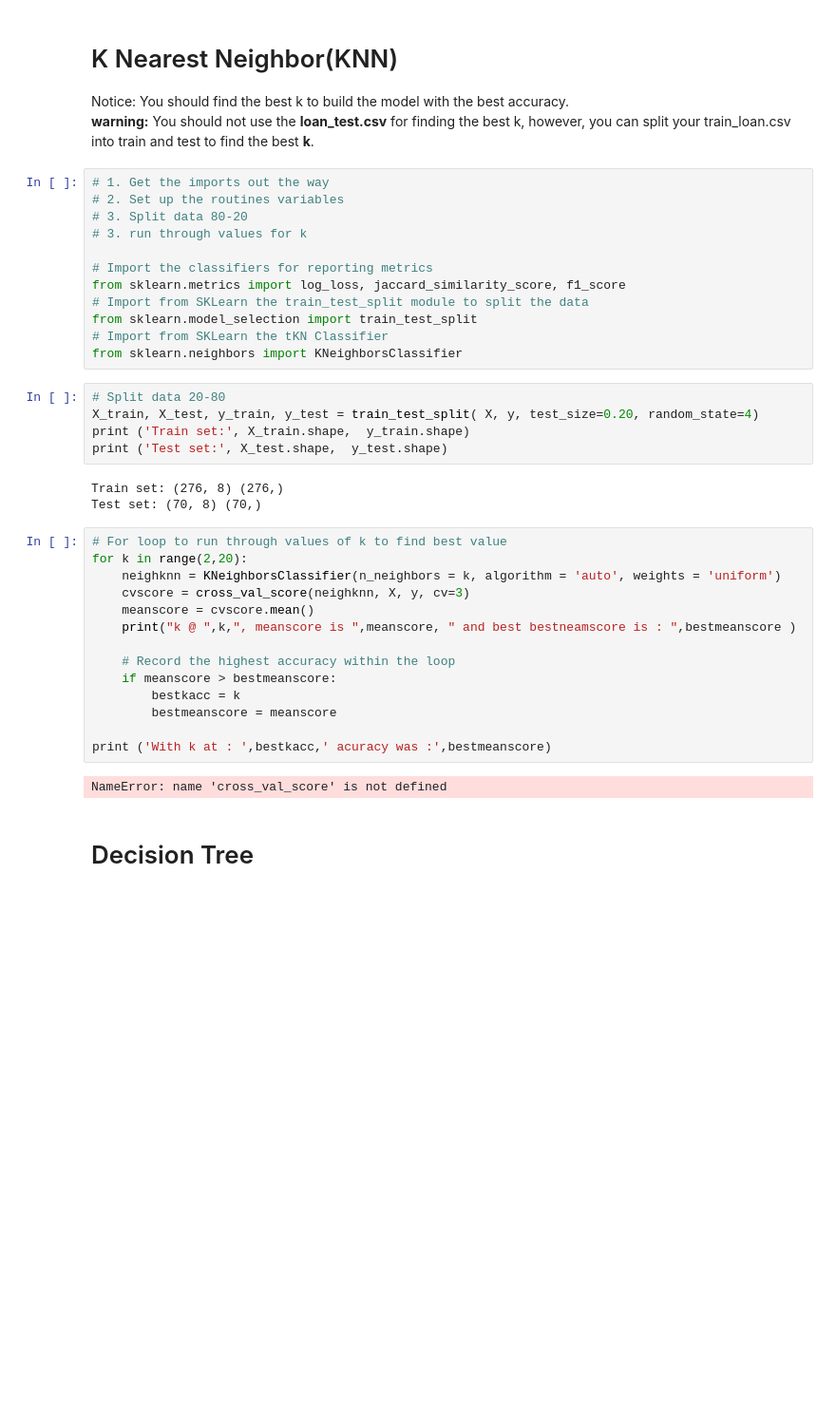
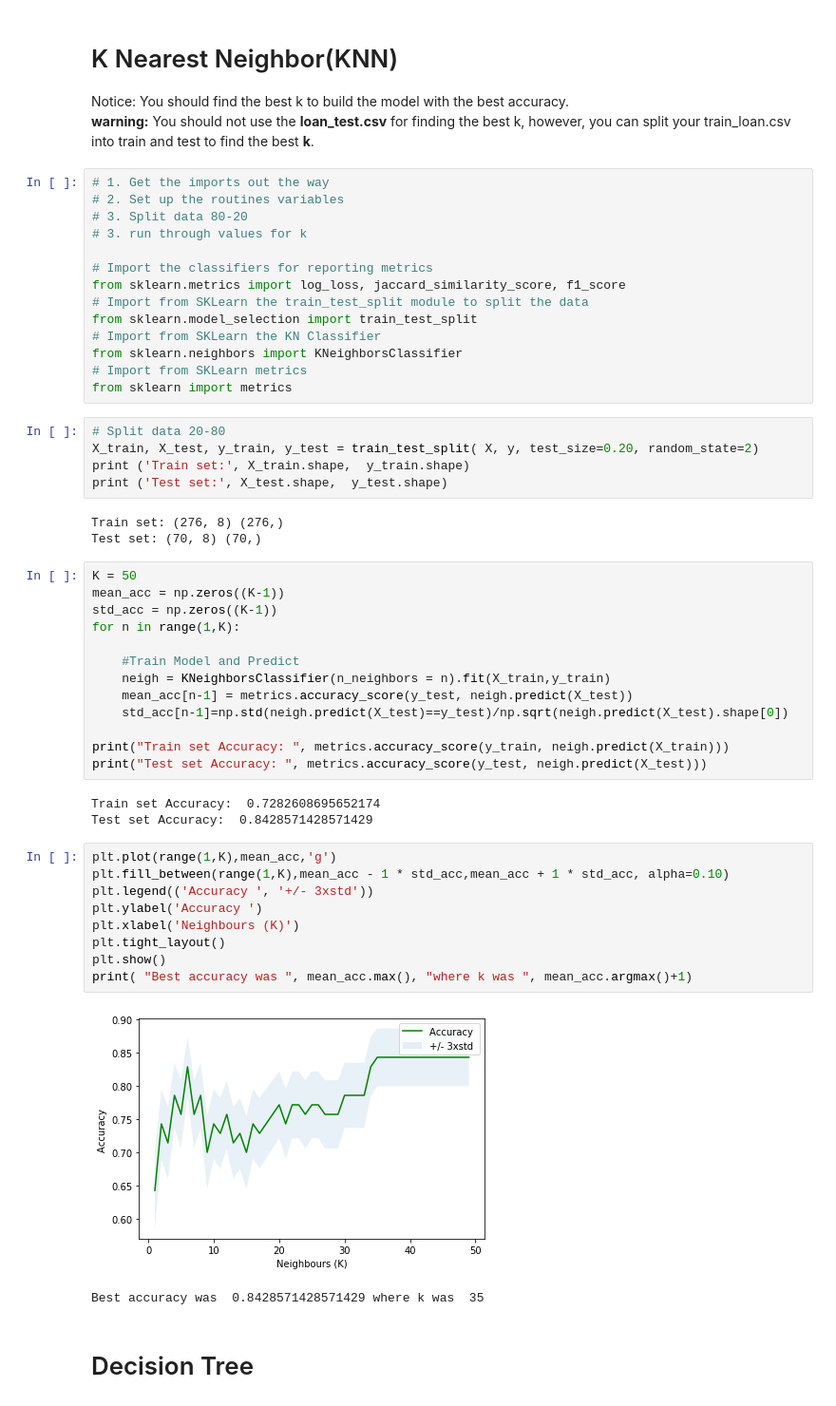
Before and after one commit to CJOgilvie/Coursera, a Jupyter notebook: ML0101EN-Proj-Loan-py-v1.ipynb, the cells around one changed output. Shown at 95% size. Saved outputs shown, nothing was run; the diff lists cells and outputs as text; blank space fills up the shorter version.

```diff
--- a/ML0101EN-Proj-Loan-py-v1.ipynb
+++ b/ML0101EN-Proj-Loan-py-v1.ipynb
@@ -285,32 +272,46 @@ Notice: You should find the best k to build the model with the best accuracy.
 from sklearn.metrics import log_loss, jaccard_similarity_score, f1_score
 # Import from SKLearn the train_test_split module to split the data
 from sklearn.model_selection import train_test_split
-# Import from SKLearn the tKN Classifier
+# Import from SKLearn the KN Classifier
 from sklearn.neighbors import KNeighborsClassifier
+# Import from SKLearn metrics
+from sklearn import metrics
 # %%
 # Split data 20-80
-X_train, X_test, y_train, y_test = train_test_split( X, y, test_size=0.20, random_state=4)
+X_train, X_test, y_train, y_test = train_test_split( X, y, test_size=0.20, random_state=2)
 print ('Train set:', X_train.shape,  y_train.shape)
 print ('Test set:', X_test.shape,  y_test.shape)
 # %% [output]
 Train set: (276, 8) (276,)
 Test set: (70, 8) (70,)
-# %%
-# For loop to run through values of k to find best value
-for k in range(2,20):
-    neighknn = KNeighborsClassifier(n_neighbors = k, algorithm = 'auto', weights = 'uniform')
-    cvscore = cross_val_score(neighknn, X, y, cv=3)
-    meanscore = cvscore.mean()
-    print("k @ ",k,", meanscore is ",meanscore, " and best bestneamscore is : ",bestmeanscore )
-
-    # Record the highest accuracy within the loop
-    if meanscore > bestmeanscore:
-        bestkacc = k
-        bestmeanscore = meanscore
-
-print ('With k at : ',bestkacc,' acuracy was :',bestmeanscore)
-# %% [output]
-NameError: name 'cross_val_score' is not defined
+# %%
+K = 50
+mean_acc = np.zeros((K-1))
+std_acc = np.zeros((K-1))
+for n in range(1,K):
+
+    #Train Model and Predict
+    neigh = KNeighborsClassifier(n_neighbors = n).fit(X_train,y_train)
+    mean_acc[n-1] = metrics.accuracy_score(y_test, neigh.predict(X_test))
+    std_acc[n-1]=np.std(neigh.predict(X_test)==y_test)/np.sqrt(neigh.predict(X_test).shape[0])
+
+print("Train set Accuracy: ", metrics.accuracy_score(y_train, neigh.predict(X_train)))
+print("Test set Accuracy: ", metrics.accuracy_score(y_test, neigh.predict(X_test)))
+# %% [output]
+Train set Accuracy:  0.7282608695652174
+Test set Accuracy:  0.8428571428571429
+# %%
+plt.plot(range(1,K),mean_acc,'g')
+plt.fill_between(range(1,K),mean_acc - 1 * std_acc,mean_acc + 1 * std_acc, alpha=0.10)
+plt.legend(('Accuracy ', '+/- 3xstd'))
+plt.ylabel('Accuracy ')
+plt.xlabel('Neighbours (K)')
+plt.tight_layout()
+plt.show()
+print( "Best accuracy was ", mean_acc.max(), "where k was ", mean_acc.argmax()+1)
+# %% [output]
+[figure, added]
+Best accuracy was  0.8428571428571429 where k was  35
 # %% [markdown]
 # Decision Tree
 # %% [markdown]
```
Also changed, not shown: parts of 2 cells of this notebook.
